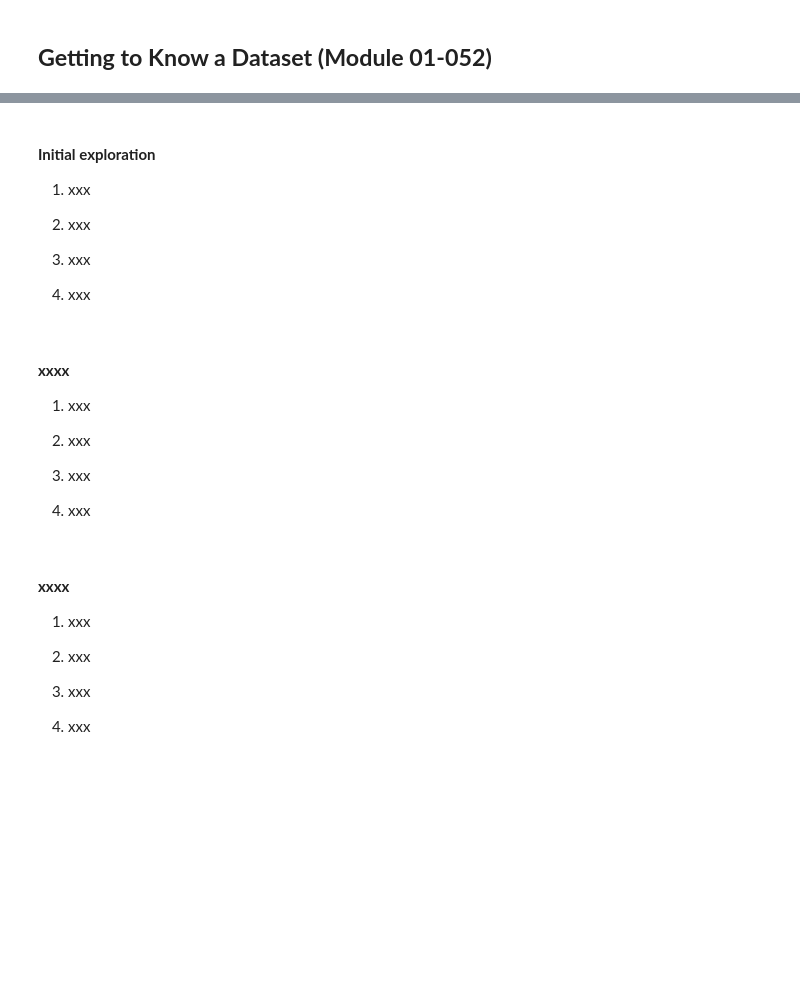
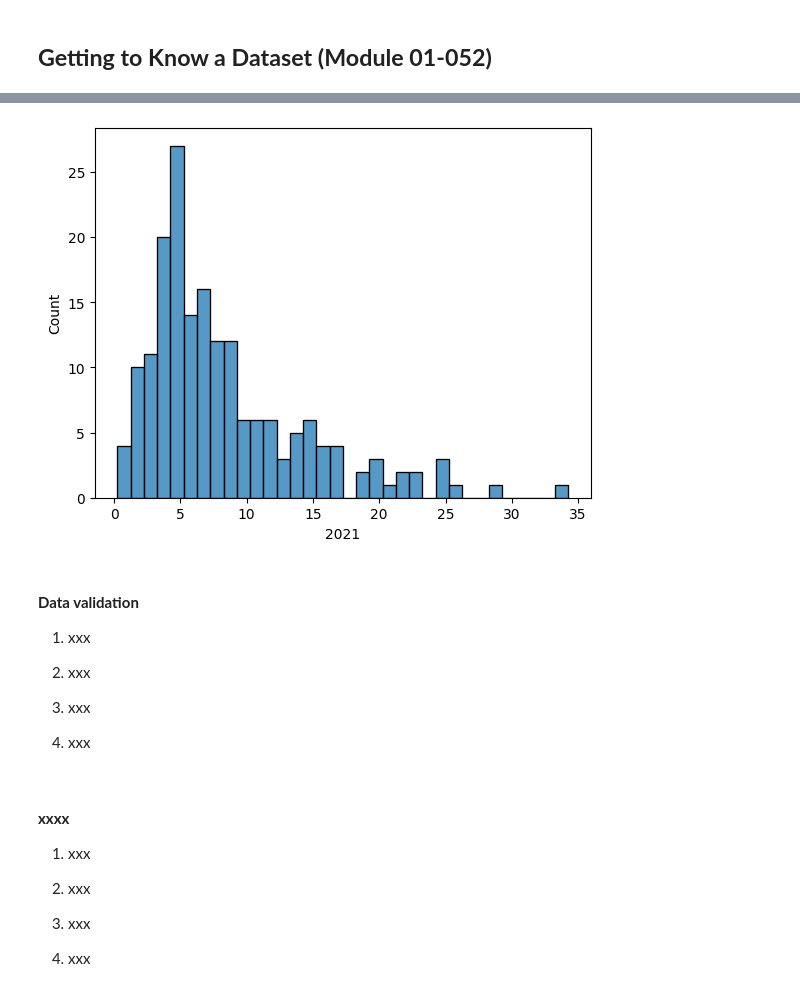
Before and after one commit to mcabas/Datacamp_Notebook, a Jupyter notebook: DataCamp.Course_052_Exploratory Data Analysis in Python.ipynb, the cells around one changed output, grey strips where cells are left out. Drawn from its saved outputs; the diff is of its cells as text; code cells hidden in the pictures; blank space fills up the shorter version.

```diff
--- a/DataCamp.Course_052_Exploratory Data Analysis in Python.ipynb
+++ b/DataCamp.Course_052_Exploratory Data Analysis in Python.ipynb
@@ -30,0 +141,3 @@ print(df_show.head(5))
+# %%
+unemployment = read_csv_fun('datasets','clean_unemployment', dir)
+display(unemployment.head(5))
@@ -31,5 +246,15 @@ print(df_show.head(5))
+# %%
+# Import the required visualization libraries
+import seaborn as sns
+import matplotlib.pyplot as plt
+
+# Create a histogram of 2021 unemployment; show a full percent in each bin
+sns.histplot(data=unemployment, x="2021", binwidth=1)
+plt.show()
+# %% [output]
+[figure, added]
 # %% [markdown]
-#### **Initial exploration**
+#### **Data validation**
 
 1. xxx
 
@@ -38,16 +263,6 @@ print(df_show.head(5))
 3. xxx
 
 4. xxx
-# %% [markdown]
-#### **xxxx**
-
-1. xxx
-
-2. xxx
-
-3. xxx
-
-4. xxx
 # %% [markdown]
 #### **xxxx**
 
```
Also changed, not shown: parts of 13 cells of this notebook.
